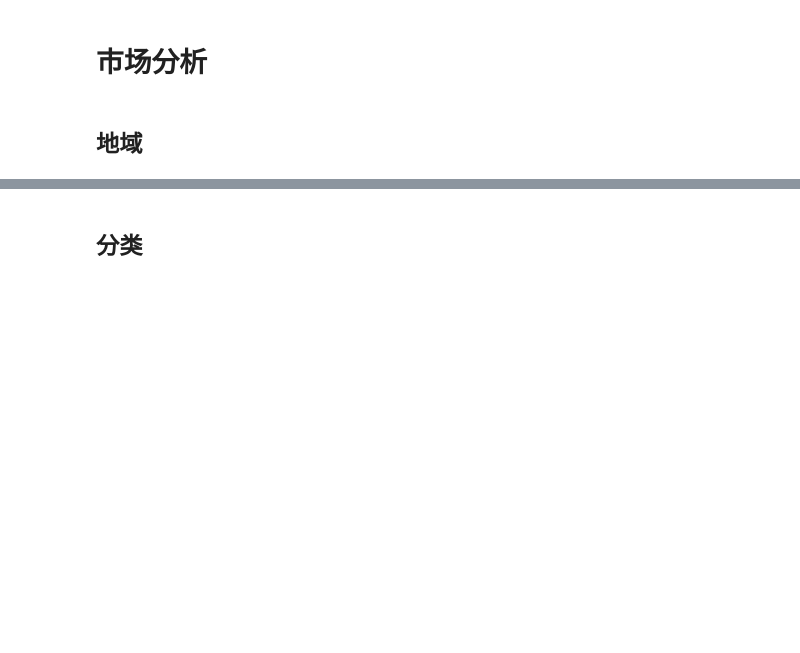
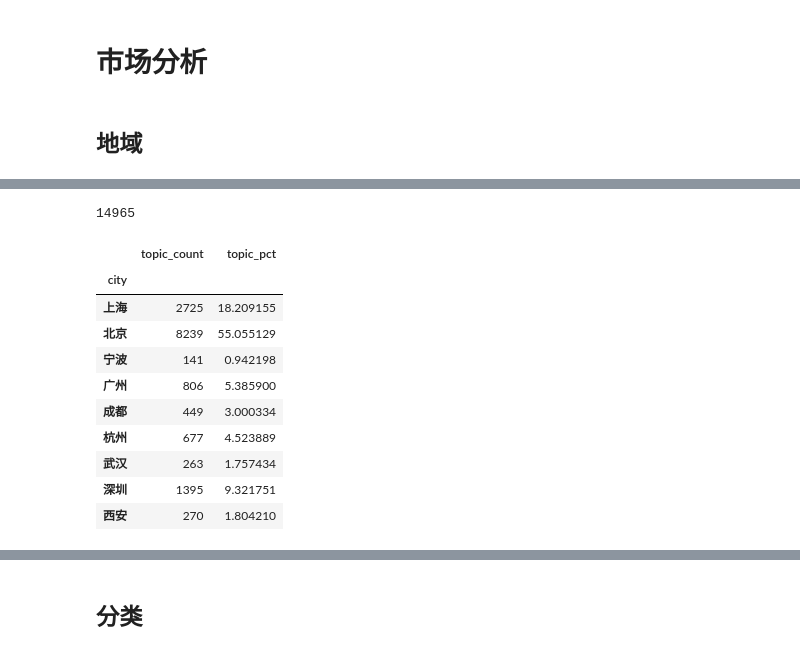
Before and after one commit to wymintage/zaih_analysis, a Jupyter notebook: zaih_analysis/zaih_analysis_2.ipynb, the cells around one changed output, grey strips where cells are left out. Saved outputs shown, nothing was run; the diff lists cells and outputs as text; code cells hidden in the pictures; blank space fills up the shorter version.

```diff
--- a/zaih_analysis/zaih_analysis_2.ipynb
+++ b/zaih_analysis/zaih_analysis_2.ipynb
@@ -227,0 +133,22 @@ city
+# %%
+# 话题
+topic_city = topic_price_city[['topic_id_PK', 'city']].groupby(['city']).count()
+topic_city = topic_city.drop(['None'])
+topic_city = topic_city.rename(index=str, columns={'topic_id_PK':'topic_count'})
+topic_city['topic_pct'] = topic_city.topic_count / topic_city.topic_count.sum() * 100
+
+topic_city.topic_count.sum()
+topic_city
+# %% [output]
+14965
+|  | topic_count | topic_pct |
+| city |  |  |
+| 上海 | 2725 | 18.209155 |
+| 北京 | 8239 | 55.055129 |
+| 宁波 | 141 | 0.942198 |
+| 广州 | 806 | 5.385900 |
+| 成都 | 449 | 3.000334 |
+| 杭州 | 677 | 4.523889 |
+| 武汉 | 263 | 1.757434 |
+| 深圳 | 1395 | 9.321751 |
+| 西安 | 270 | 1.804210 |
```
Also changed, not shown: parts of 44 cells of this notebook, 5 other files.
